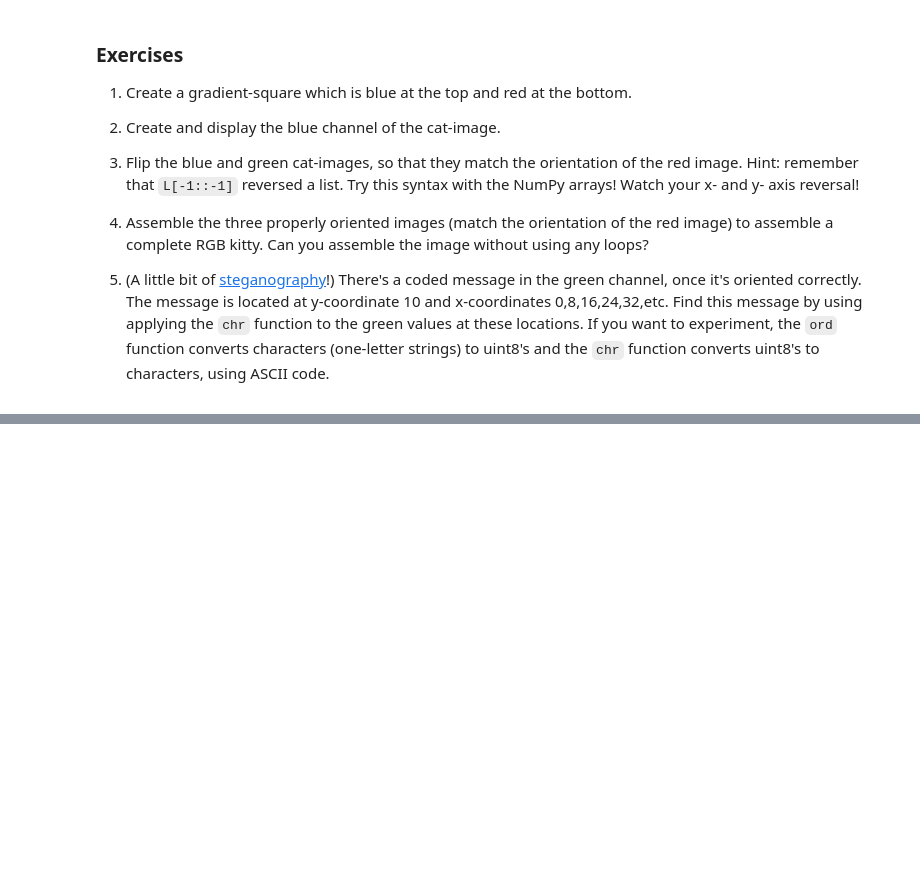
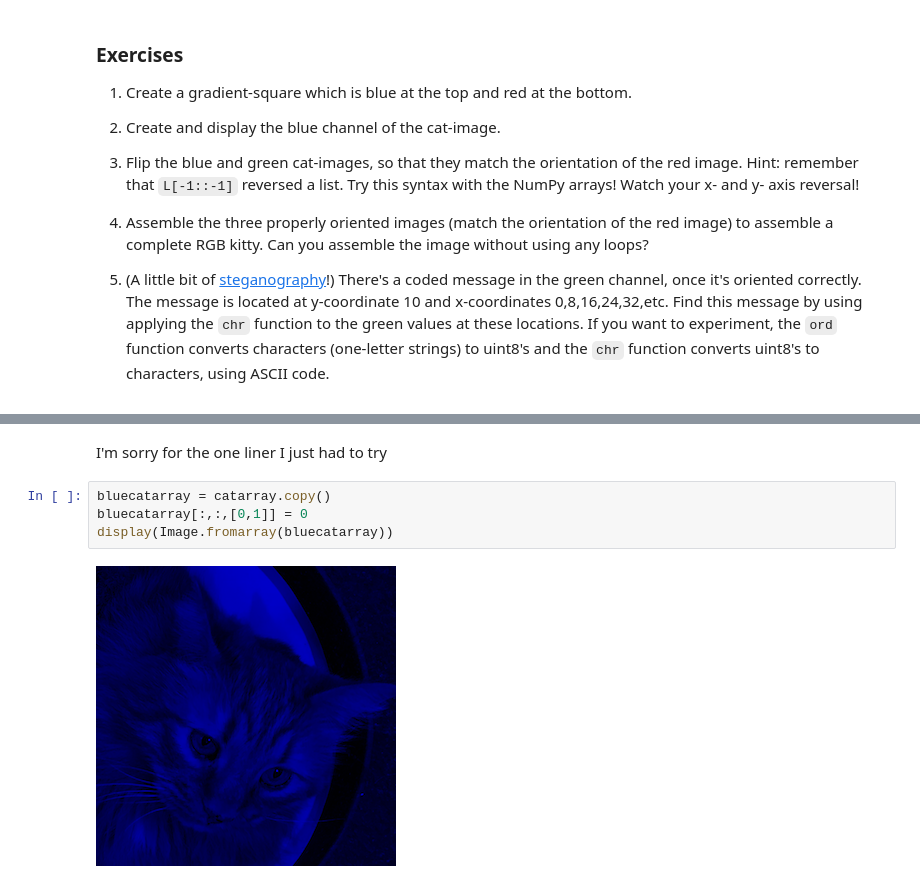
Before and after one commit to narneon/Math-152, a Jupyter notebook: P4M_Notebook_4.ipynb, the cells around one changed output, grey strips where cells are left out. Saved outputs shown, nothing was run; the diff lists cells and outputs as text; blank space fills up the shorter version.

```diff
--- a/P4M_Notebook_4.ipynb
+++ b/P4M_Notebook_4.ipynb
@@ -833,0 +1108,8 @@ Now we see the problem!  Complete the exercises below to fix the image.
+# %% [markdown]
+I'm sorry for the one liner I just had to try
+# %%
+bluecatarray = catarray.copy()
+bluecatarray[:,:,[0,1]] = 0
+display(Image.fromarray(bluecatarray))
+# %% [output]
+[figure, added]
```
Also changed, not shown: parts of 77 cells of this notebook.
